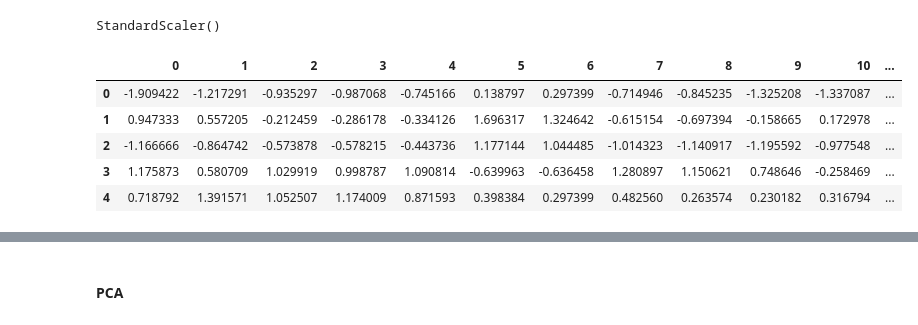
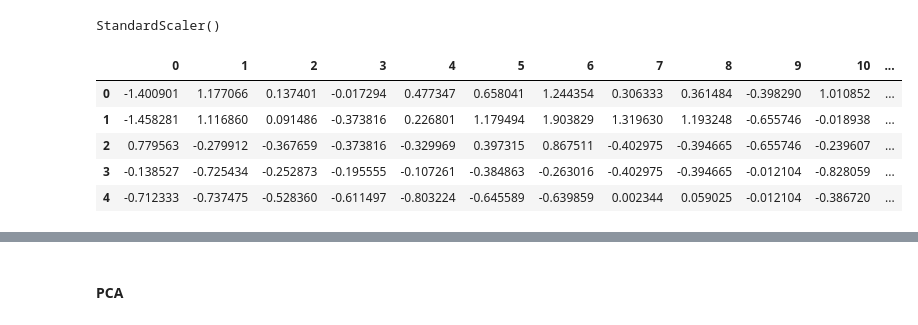
Before and after one commit to Dmmilchev/machine-learning-course, a Jupyter notebook: homeworks/basktetball_performance/solution.ipynb, the cells around one changed output, grey strips where cells are left out. Drawn from its saved outputs; the diff is of its cells as text; code cells hidden in the pictures.

```diff
--- a/homeworks/basktetball_performance/solution.ipynb
+++ b/homeworks/basktetball_performance/solution.ipynb
@@ -342,16 +332,16 @@ scaler
 # %% [output]
 StandardScaler()
 # %%
-scaler.fit(X_train)
+scaler.fit(X)
 # %% [output]
 StandardScaler()
 # %%
-X_train = pd.DataFrame(scaler.transform(X_train))
-X_train.head()
+X_reduced = pd.DataFrame(scaler.transform(X))
+X_reduced.head()
 # %% [output]
 |  | 0 | 1 | 2 | 3 | 4 | 5 | 6 | 7 | 8 | 9 | 10 | ... |
-| 0 | -1.909422 | -1.217291 | -0.935297 | -0.987068 | -0.745166 | 0.138797 | 0.297399 | -0.714946 | -0.845235 | -1.325208 | -1.337087 | ... |
-| 1 | 0.947333 | 0.557205 | -0.212459 | -0.286178 | -0.334126 | 1.696317 | 1.324642 | -0.615154 | -0.697394 | -0.158665 | 0.172978 | ... |
-| 2 | -1.166666 | -0.864742 | -0.573878 | -0.578215 | -0.443736 | 1.177144 | 1.044485 | -1.014323 | -1.140917 | -1.195592 | -0.977548 | ... |
-| 3 | 1.175873 | 0.580709 | 1.029919 | 0.998787 | 1.090814 | -0.639963 | -0.636458 | 1.280897 | 1.150621 | 0.748646 | -0.258469 | ... |
-| 4 | 0.718792 | 1.391571 | 1.052507 | 1.174009 | 0.871593 | 0.398384 | 0.297399 | 0.482560 | 0.263574 | 0.230182 | 0.316794 | ... |
+| 0 | -1.400901 | 1.177066 | 0.137401 | -0.017294 | 0.477347 | 0.658041 | 1.244354 | 0.306333 | 0.361484 | -0.398290 | 1.010852 | ... |
+| 1 | -1.458281 | 1.116860 | 0.091486 | -0.373816 | 0.226801 | 1.179494 | 1.903829 | 1.319630 | 1.193248 | -0.655746 | -0.018938 | ... |
+| 2 | 0.779563 | -0.279912 | -0.367659 | -0.373816 | -0.329969 | 0.397315 | 0.867511 | -0.402975 | -0.394665 | -0.655746 | -0.239607 | ... |
+| 3 | -0.138527 | -0.725434 | -0.252873 | -0.195555 | -0.107261 | -0.384863 | -0.263016 | -0.402975 | -0.394665 | -0.012104 | -0.828059 | ... |
+| 4 | -0.712333 | -0.737475 | -0.528360 | -0.611497 | -0.803224 | -0.645589 | -0.639859 | 0.002344 | 0.059025 | -0.012104 | -0.386720 | ... |
```
Also changed, not shown: parts of 39 cells of this notebook.
